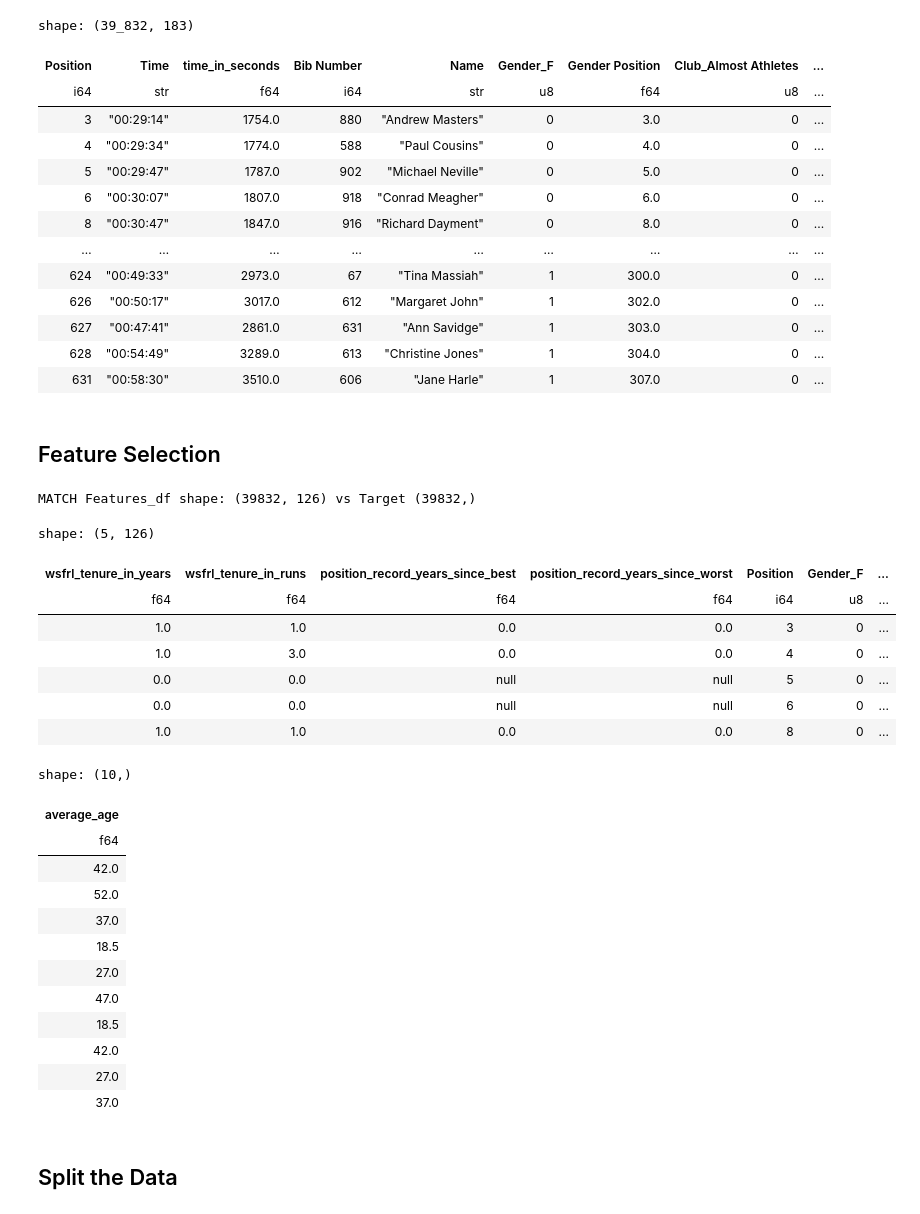
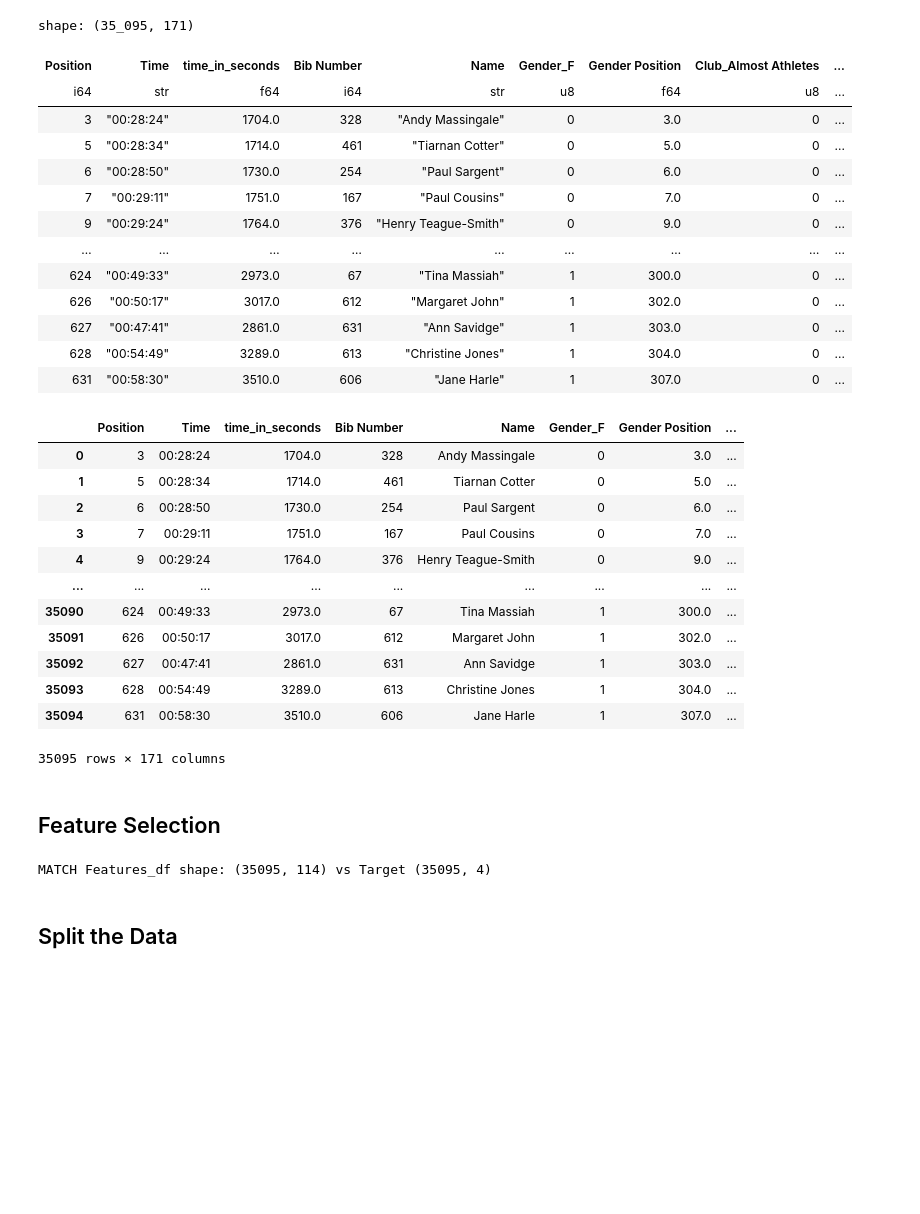
Before and after one commit to CoderGregH/wsfrl, a Jupyter notebook: Predictors/Age/HowOldAreThey.ipynb, the cells around one changed output. Cells and saved outputs as stored; diff of their text form; code cells hidden in the pictures; blank space fills up the shorter version.

Commit message:
masive progess - predicting age cat - predicting age average

```diff
--- a/Predictors/Age/HowOldAreThey.ipynb
+++ b/Predictors/Age/HowOldAreThey.ipynb
@@ -27,8 +38,11 @@ shape: (55_523, 65)
 # %%
 # Remove all rows where the year is 2014
 df_ages = df_ages.filter(
-
-    (pl.col("p_of_10_track_age_category") != "TBC")
+     (pl.col(WsfrlColumnForAges.AgeCategoryRoad) != "TBC")
+    & (pl.col('year') != 2014)
+    & pl.col(WsfrlColumnForAges.AgeAvgRange).is_not_null()
+    & pl.col(WsfrlColumnForAges.AgeMinRange).is_not_null()
+    & pl.col(WsfrlColumnForAges.AgeMaxRange).is_not_null()
 )
 # %%
  # Pivot the DataFrame
@@ -60,23 +70,38 @@ from data.Constants.ColumnNames import WsfrlColumnPriorStats
 # %%
 df_ages = df_ages.to_dummies(
     [WsfrlColumnOverall.Gender, WsfrlColumnOverall.Club], drop_first=True
 )
 display(df_ages)
+
+df_ages.to_pandas()
 # %% [output]
-shape: (39_832, 183)
+shape: (35_095, 171)
 | Position | Time | time_in_seconds | Bib Number | Name | Gender_F | Gender Position | Club_Almost Athletes | ... |
 | i64 | str | f64 | i64 | str | u8 | f64 | u8 | ... |
-| 3 | "00:29:14" | 1754.0 | 880 | "Andrew Masters" | 0 | 3.0 | 0 | ... |
-| 4 | "00:29:34" | 1774.0 | 588 | "Paul Cousins" | 0 | 4.0 | 0 | ... |
-| 5 | "00:29:47" | 1787.0 | 902 | "Michael Neville" | 0 | 5.0 | 0 | ... |
-| 6 | "00:30:07" | 1807.0 | 918 | "Conrad Meagher" | 0 | 6.0 | 0 | ... |
-| 8 | "00:30:47" | 1847.0 | 916 | "Richard Dayment" | 0 | 8.0 | 0 | ... |
+| 3 | "00:28:24" | 1704.0 | 328 | "Andy Massingale" | 0 | 3.0 | 0 | ... |
+| 5 | "00:28:34" | 1714.0 | 461 | "Tiarnan Cotter" | 0 | 5.0 | 0 | ... |
+| 6 | "00:28:50" | 1730.0 | 254 | "Paul Sargent" | 0 | 6.0 | 0 | ... |
+| 7 | "00:29:11" | 1751.0 | 167 | "Paul Cousins" | 0 | 7.0 | 0 | ... |
+| 9 | "00:29:24" | 1764.0 | 376 | "Henry Teague-Smith" | 0 | 9.0 | 0 | ... |
 | … | … | … | … | … | … | … | … | ... |
 | 624 | "00:49:33" | 2973.0 | 67 | "Tina Massiah" | 1 | 300.0 | 0 | ... |
 | 626 | "00:50:17" | 3017.0 | 612 | "Margaret John" | 1 | 302.0 | 0 | ... |
 | 627 | "00:47:41" | 2861.0 | 631 | "Ann Savidge" | 1 | 303.0 | 0 | ... |
 | 628 | "00:54:49" | 3289.0 | 613 | "Christine Jones" | 1 | 304.0 | 0 | ... |
 | 631 | "00:58:30" | 3510.0 | 606 | "Jane Harle" | 1 | 307.0 | 0 | ... |
+|  | Position | Time | time_in_seconds | Bib Number | Name | Gender_F | Gender Position | ... |
+| 0 | 3 | 00:28:24 | 1704.0 | 328 | Andy Massingale | 0 | 3.0 | ... |
+| 1 | 5 | 00:28:34 | 1714.0 | 461 | Tiarnan Cotter | 0 | 5.0 | ... |
+| 2 | 6 | 00:28:50 | 1730.0 | 254 | Paul Sargent | 0 | 6.0 | ... |
+| 3 | 7 | 00:29:11 | 1751.0 | 167 | Paul Cousins | 0 | 7.0 | ... |
+| 4 | 9 | 00:29:24 | 1764.0 | 376 | Henry Teague-Smith | 0 | 9.0 | ... |
+| ... | ... | ... | ... | ... | ... | ... | ... | ... |
+| 35090 | 624 | 00:49:33 | 2973.0 | 67 | Tina Massiah | 1 | 300.0 | ... |
+| 35091 | 626 | 00:50:17 | 3017.0 | 612 | Margaret John | 1 | 302.0 | ... |
+| 35092 | 627 | 00:47:41 | 2861.0 | 631 | Ann Savidge | 1 | 303.0 | ... |
+| 35093 | 628 | 00:54:49 | 3289.0 | 613 | Christine Jones | 1 | 304.0 | ... |
+| 35094 | 631 | 00:58:30 | 3510.0 | 606 | Jane Harle | 1 | 307.0 | ... |
+35095 rows × 171 columns
 # %% [markdown]
 ## Feature Selection
 # %%
@@ -104,43 +133,16 @@ feature_columns = feature_columns_to_default_to_zero + feature_columns_mandatory
 # %%
-# Import necessary modules
-from data.Constants.ColumnNames import WsfrlColumnForAges
-
-# Add WsfrlColumnForAges.AgeAvgRange to the list of columns to validate
-columns_to_keep =  feature_columns
-
 
 df_features = df_ages[feature_columns]
-df_target = df_ages[WsfrlColumnForAges.AgeAvgRange]
+df_target = df_ages[target_columns]
 
 
 validate_features_vs_target(df_features, df_target)
 
 # Display the reduced DataFrame
-display(df_features.head())
-display(df_target.head())
+# display(df_features.head())
+# display(df_target.head())
 # %% [output]
-MATCH Features_df shape: (39832, 126) vs Target (39832,)
+MATCH Features_df shape: (35095, 114) vs Target (35095, 4)
-shape: (5, 126)
-| wsfrl_tenure_in_years | wsfrl_tenure_in_runs | position_record_years_since_best | position_record_years_since_worst | Position | Gender_F | ... |
-| f64 | f64 | f64 | f64 | i64 | u8 | ... |
-| 1.0 | 1.0 | 0.0 | 0.0 | 3 | 0 | ... |
-| 1.0 | 3.0 | 0.0 | 0.0 | 4 | 0 | ... |
-| 0.0 | 0.0 | null | null | 5 | 0 | ... |
-| 0.0 | 0.0 | null | null | 6 | 0 | ... |
-| 1.0 | 1.0 | 0.0 | 0.0 | 8 | 0 | ... |
-shape: (10,)
-| average_age |
-| f64 |
-| 42.0 |
-| 52.0 |
-| 37.0 |
-| 18.5 |
-| 27.0 |
-| 47.0 |
-| 18.5 |
-| 42.0 |
-| 27.0 |
-| 37.0 |
 # %% [markdown]
 ## Split the Data
 # %%
```
Also changed, not shown: parts of 14 cells of this notebook, 4 other files.
